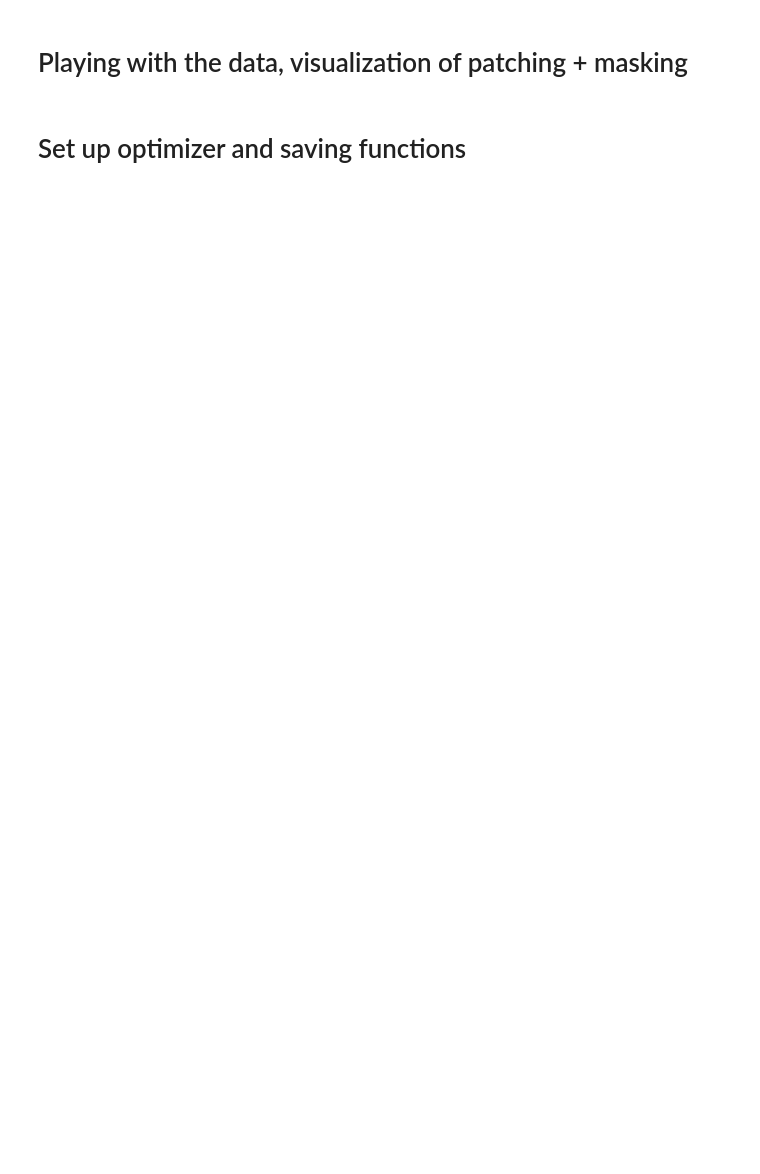
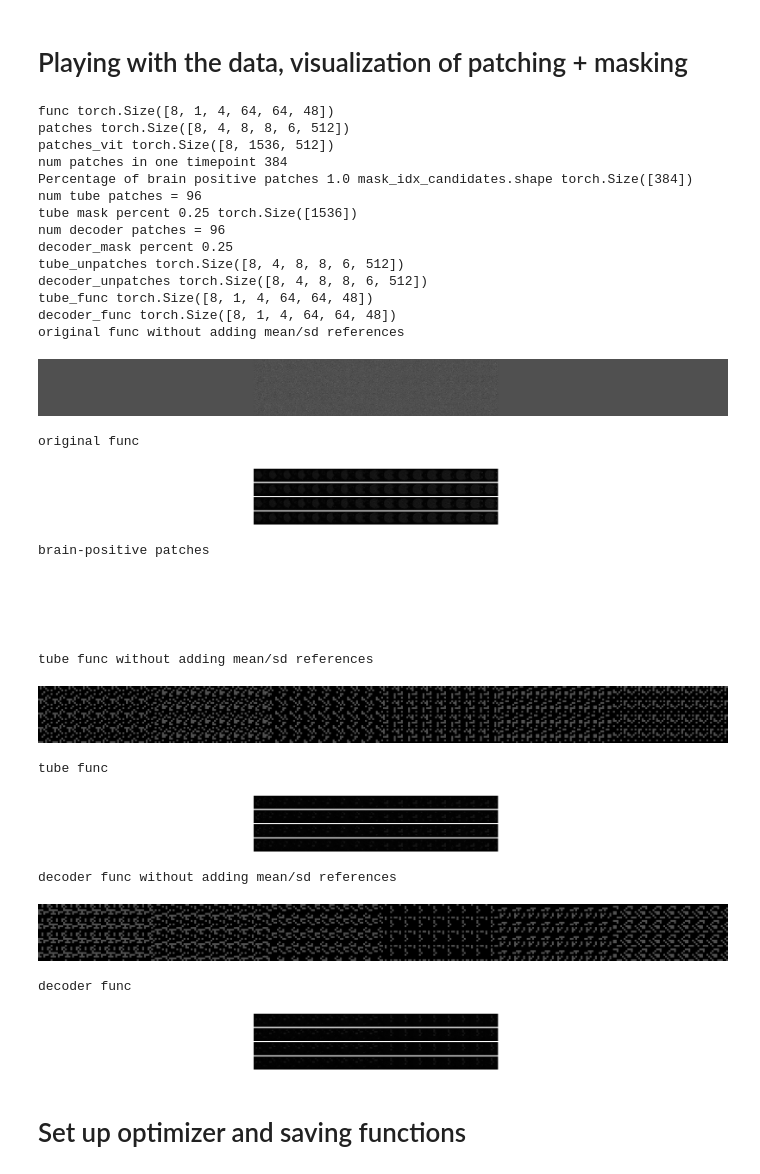
Before and after one commit to MedARC-AI/fMRI-foundation-model, a Jupyter notebook: fMRI-MAE/main.ipynb, the cells around one changed output. Cells and saved outputs as stored; diff of their text form; code cells hidden in the pictures; blank space fills up the shorter version.

```diff
--- a/fMRI-MAE/main.ipynb
+++ b/fMRI-MAE/main.ipynb
@@ -273,12 +326,12 @@ if utils.is_interactive():
     mask_idx_candidates = torch.where(batch_positive_approx)[0]
     mask_idx_candidates = mask_idx_candidates[torch.randperm(len(mask_idx_candidates))]
     print("Percentage of brain positive patches",
-        len(mask_idx_candidates) / len(batch_positive_approx))
+        len(mask_idx_candidates) / len(batch_positive_approx), "mask_idx_candidates.shape", mask_idx_candidates.shape)
     tube_idx = mask_idx_candidates[: int(num_patches / num_frames * (1 - tube_start_masking_ratio))]
     print("num tube patches =", len(tube_idx))
     tube_mask[tube_idx] = True  # Trues mean to include the patch, False means to remove the patch
     tube_mask = tube_mask.tile(num_frames)  # repeat masking for the other timepoints
-    print("tube mask percent", tube_mask.sum().item() / len(tube_mask))
+    print("tube mask percent", tube_mask.sum().item() / len(tube_mask), tube_mask.shape)
 
     # create decoder mask similar to tube mask, but ensure no overlap
     decoder_mask = torch.zeros(num_patches // num_frames).to(torch.bool)  # start by masking everything (aka include nothing)
@@ -359,33 +412,61 @@ if utils.is_interactive():
         f=num_frames,
         d=img_size[0] // patch_size,
         h=img_size[1] // patch_size,
         w=img_size[2] // patch_size,
         pd=patch_size,
         ph=patch_size,
         pw=patch_size,
         pf=frame_patch_size,
     )
 
     # Visualize
     idx = 0
     mean, sd = meansd[idx]
     print("original func without adding mean/sd references")
     display(transforms.ToPILImage()(utils.reshape_to_2d(func[idx])))
     print("original func")
     display(transforms.ToPILImage()(utils.reshape_to_2d(func[idx] * mean + sd)))
 
     print("\nbrain-positive patches")
     display(transforms.ToPILImage()(utils.reshape_to_2d(brain_pos_func[idx])))
 
     print("\ntube func without adding mean/sd references")
     display(transforms.ToPILImage()(utils.reshape_to_2d(tube_func[idx])))
     print("tube func")
     display(transforms.ToPILImage()(utils.reshape_to_2d(tube_func[idx] * mean + sd)))
 
     print("\ndecoder func without adding mean/sd references")
     display(transforms.ToPILImage()(utils.reshape_to_2d(decoder_func[idx])))
     print("decoder func")
     display(transforms.ToPILImage()(utils.reshape_to_2d(decoder_func[idx] * mean + sd)))
+# %% [output]
+func torch.Size([8, 1, 4, 64, 64, 48])
+patches torch.Size([8, 4, 8, 8, 6, 512])
+patches_vit torch.Size([8, 1536, 512])
+num patches in one timepoint 384
+Percentage of brain positive patches 1.0 mask_idx_candidates.shape torch.Size([384])
+num tube patches = 96
+tube mask percent 0.25 torch.Size([1536])
+num decoder patches = 96
+decoder_mask percent 0.25
+tube_unpatches torch.Size([8, 4, 8, 8, 6, 512])
+decoder_unpatches torch.Size([8, 4, 8, 8, 6, 512])
+tube_func torch.Size([8, 1, 4, 64, 64, 48])
+decoder_func torch.Size([8, 1, 4, 64, 64, 48])
+original func without adding mean/sd references
+[figure, added]
+original func
+[figure, added]
+brain-positive patches
+[figure, added]
+tube func without adding mean/sd references
+[figure, added]
+tube func
+[figure, added]
+decoder func without adding mean/sd references
+[figure, added]
+decoder func
+[figure, added]
 # %% [markdown]
 # Set up optimizer and saving functions
 # %%
```
Also changed, not shown: parts of 14 cells of this notebook, 6 other files.
